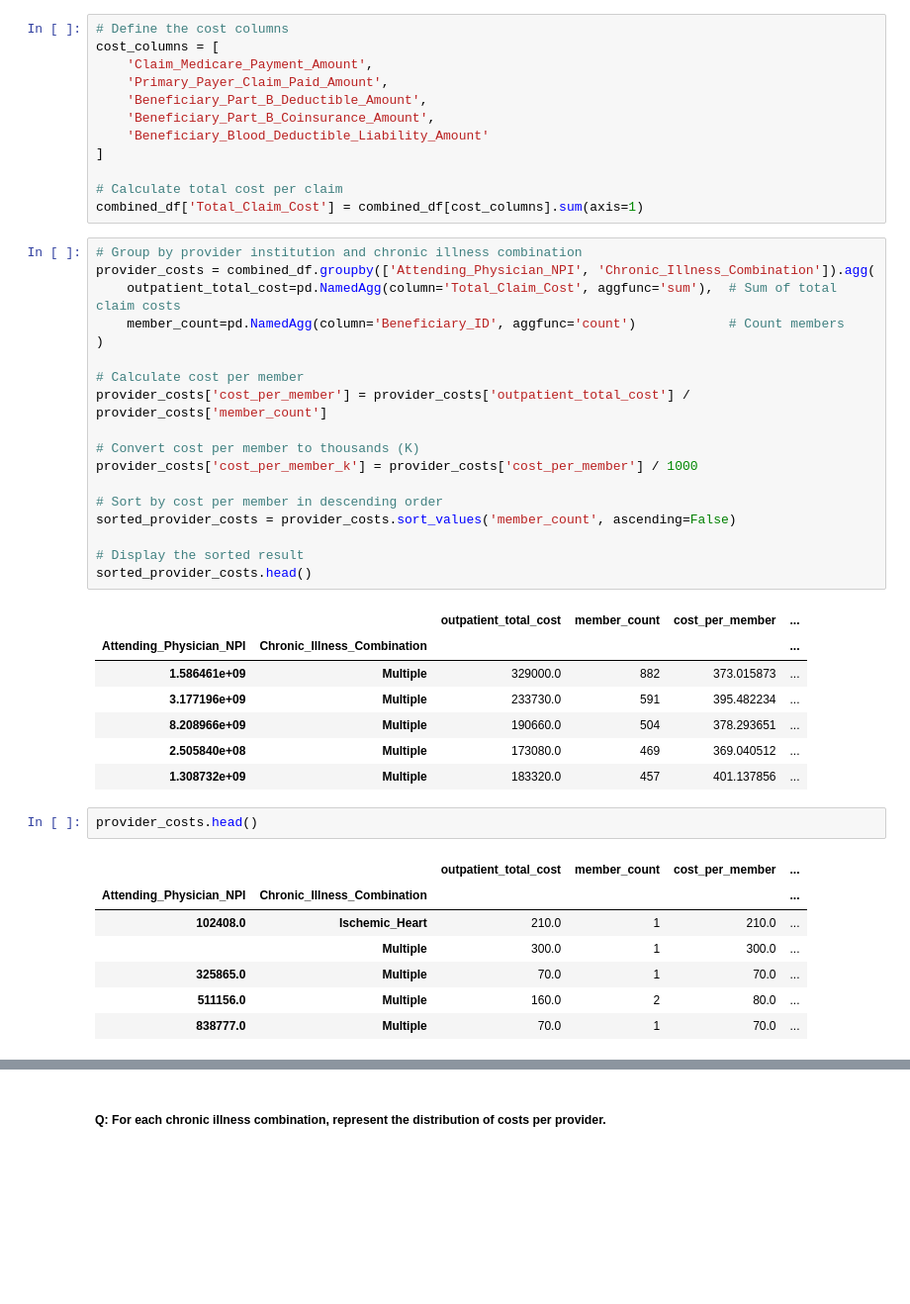
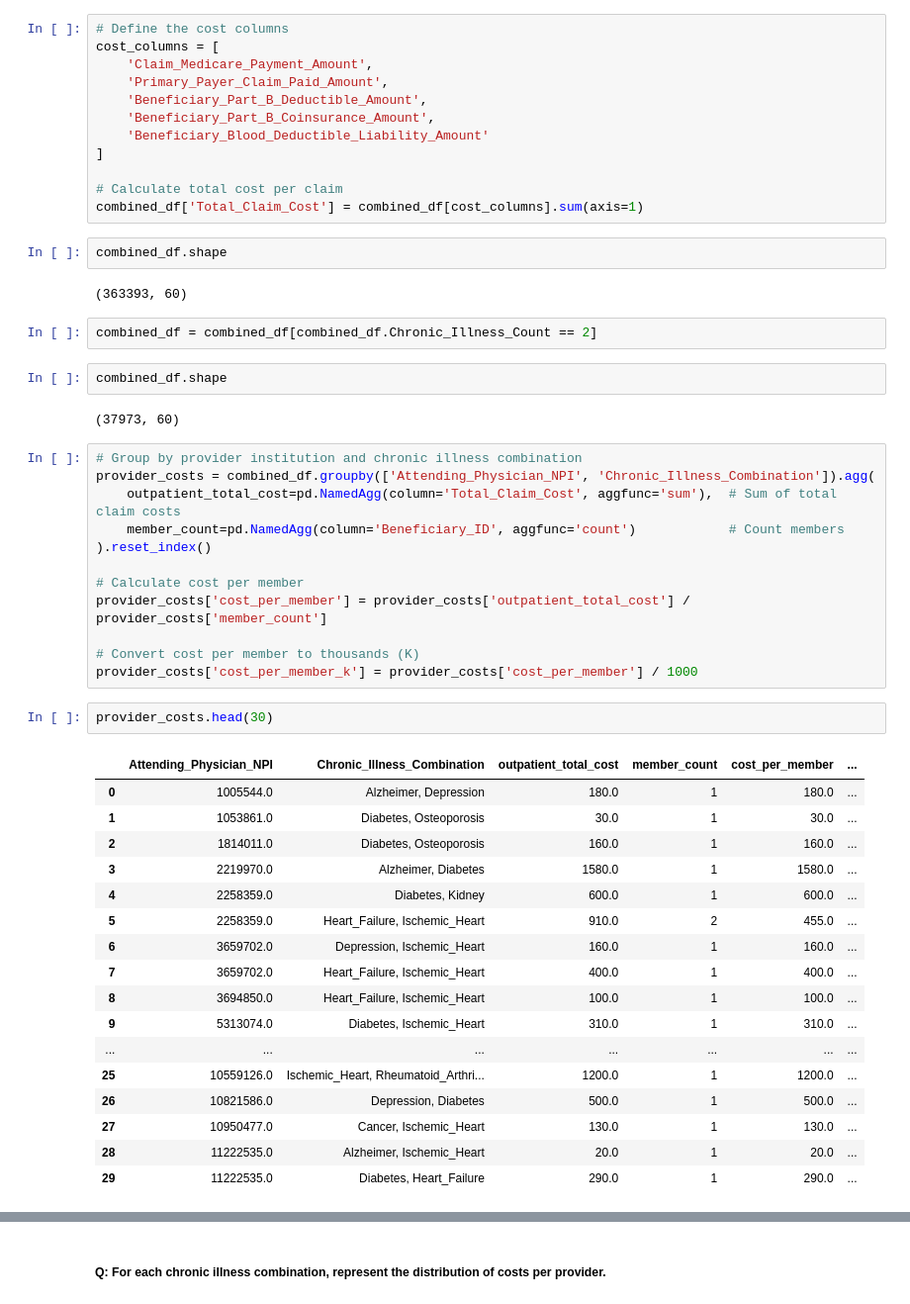
Before and after one commit to rameshs-data/Chronic_Care_Cost_Benchmarking, a Jupyter notebook: notebook/1_EDA.ipynb, the cells around one changed output, grey strips where cells are left out. Shown at 99% size. Drawn from its saved outputs; the diff is of its cells as text; blank space fills up the shorter version.

```diff
--- a/notebook/1_EDA.ipynb
+++ b/notebook/1_EDA.ipynb
@@ -1359,39 +1359,45 @@ cost_columns = [
 
 # Calculate total cost per claim
 combined_df['Total_Claim_Cost'] = combined_df[cost_columns].sum(axis=1)
+# %%
+combined_df.shape
+# %% [output]
+(363393, 60)
+# %%
+combined_df = combined_df[combined_df.Chronic_Illness_Count == 2]
+# %%
+combined_df.shape
+# %% [output]
+(37973, 60)
 # %%
 # Group by provider institution and chronic illness combination
 provider_costs = combined_df.groupby(['Attending_Physician_NPI', 'Chronic_Illness_Combination']).agg(
     outpatient_total_cost=pd.NamedAgg(column='Total_Claim_Cost', aggfunc='sum'),  # Sum of total claim costs
     member_count=pd.NamedAgg(column='Beneficiary_ID', aggfunc='count')            # Count members
-)
+).reset_index()
 
 # Calculate cost per member
 provider_costs['cost_per_member'] = provider_costs['outpatient_total_cost'] / provider_costs['member_count']
 
 # Convert cost per member to thousands (K)
 provider_costs['cost_per_member_k'] = provider_costs['cost_per_member'] / 1000
-
-# Sort by cost per member in descending order
-sorted_provider_costs = provider_costs.sort_values('member_count', ascending=False)
-
-# Display the sorted result
-sorted_provider_costs.head()
-# %% [output]
-|  |  | outpatient_total_cost | member_count | cost_per_member | ... |
-| Attending_Physician_NPI | Chronic_Illness_Combination |  |  |  | ... |
-| 1.586461e+09 | Multiple | 329000.0 | 882 | 373.015873 | ... |
-| 3.177196e+09 | Multiple | 233730.0 | 591 | 395.482234 | ... |
-| 8.208966e+09 | Multiple | 190660.0 | 504 | 378.293651 | ... |
-| 2.505840e+08 | Multiple | 173080.0 | 469 | 369.040512 | ... |
-| 1.308732e+09 | Multiple | 183320.0 | 457 | 401.137856 | ... |
 # %%
-provider_costs.head()
+provider_costs.head(30)
 # %% [output]
-|  |  | outpatient_total_cost | member_count | cost_per_member | ... |
-| Attending_Physician_NPI | Chronic_Illness_Combination |  |  |  | ... |
-| 102408.0 | Ischemic_Heart | 210.0 | 1 | 210.0 | ... |
-|  | Multiple | 300.0 | 1 | 300.0 | ... |
-| 325865.0 | Multiple | 70.0 | 1 | 70.0 | ... |
-| 511156.0 | Multiple | 160.0 | 2 | 80.0 | ... |
-| 838777.0 | Multiple | 70.0 | 1 | 70.0 | ... |
+|  | Attending_Physician_NPI | Chronic_Illness_Combination | outpatient_total_cost | member_count | cost_per_member | ... |
+| 0 | 1005544.0 | Alzheimer, Depression | 180.0 | 1 | 180.0 | ... |
+| 1 | 1053861.0 | Diabetes, Osteoporosis | 30.0 | 1 | 30.0 | ... |
+| 2 | 1814011.0 | Diabetes, Osteoporosis | 160.0 | 1 | 160.0 | ... |
+| 3 | 2219970.0 | Alzheimer, Diabetes | 1580.0 | 1 | 1580.0 | ... |
+| 4 | 2258359.0 | Diabetes, Kidney | 600.0 | 1 | 600.0 | ... |
+| 5 | 2258359.0 | Heart_Failure, Ischemic_Heart | 910.0 | 2 | 455.0 | ... |
+| 6 | 3659702.0 | Depression, Ischemic_Heart | 160.0 | 1 | 160.0 | ... |
+| 7 | 3659702.0 | Heart_Failure, Ischemic_Heart | 400.0 | 1 | 400.0 | ... |
+| 8 | 3694850.0 | Heart_Failure, Ischemic_Heart | 100.0 | 1 | 100.0 | ... |
+| 9 | 5313074.0 | Diabetes, Ischemic_Heart | 310.0 | 1 | 310.0 | ... |
+| ... | ... | ... | ... | ... | ... | ... |
+| 25 | 10559126.0 | Ischemic_Heart, Rheumatoid_Arthri... | 1200.0 | 1 | 1200.0 | ... |
+| 26 | 10821586.0 | Depression, Diabetes | 500.0 | 1 | 500.0 | ... |
+| 27 | 10950477.0 | Cancer, Ischemic_Heart | 130.0 | 1 | 130.0 | ... |
+| 28 | 11222535.0 | Alzheimer, Ischemic_Heart | 20.0 | 1 | 20.0 | ... |
+| 29 | 11222535.0 | Diabetes, Heart_Failure | 290.0 | 1 | 290.0 | ... |
```
Also changed, not shown: parts of 15 cells of this notebook.
